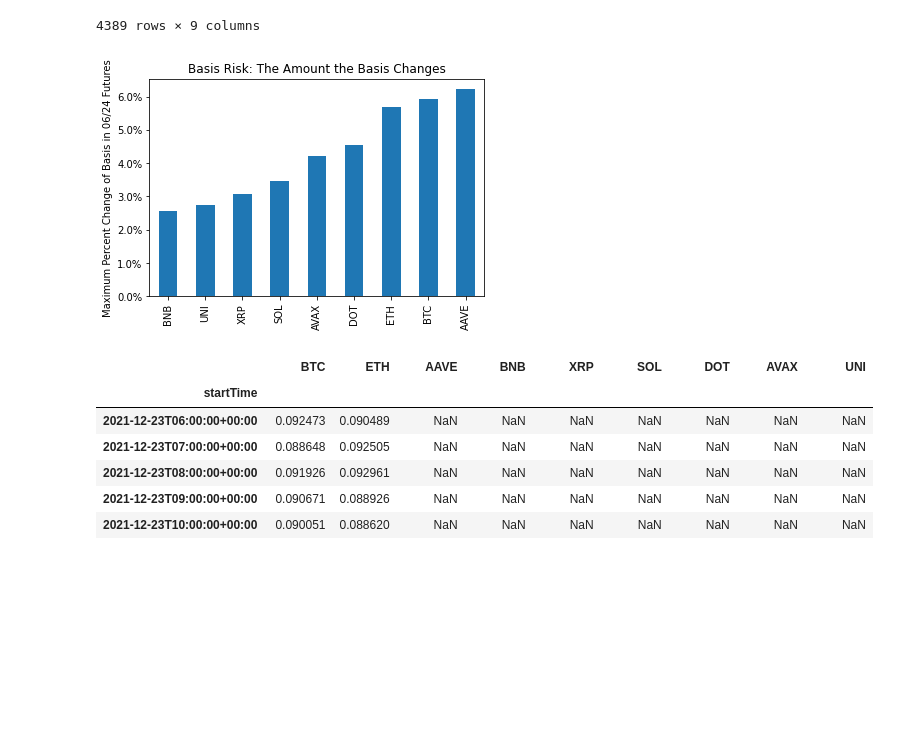
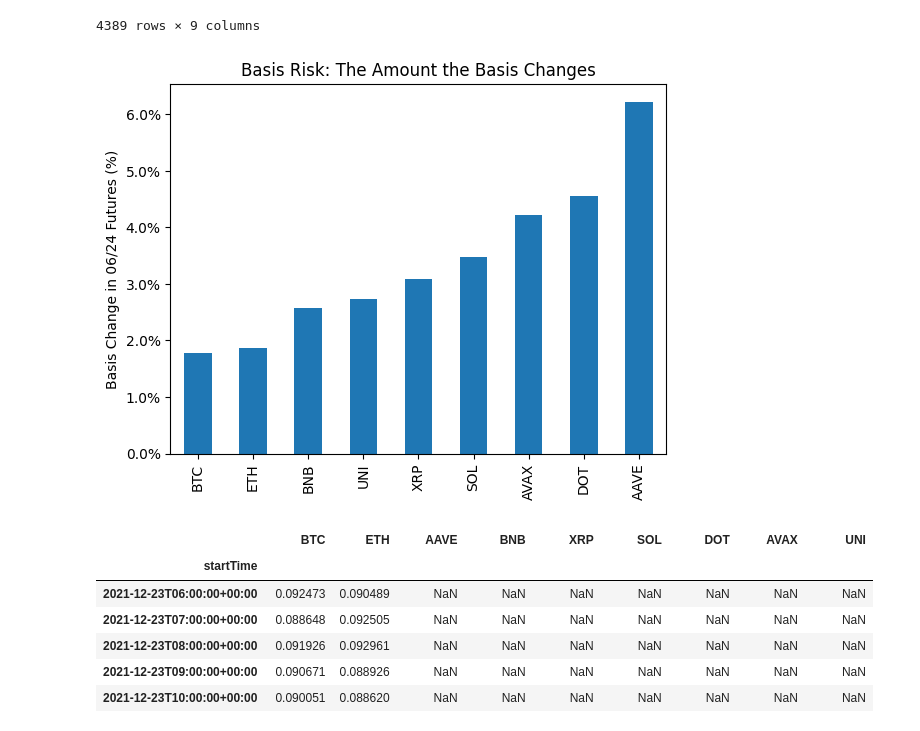
Before and after one commit to xenophonlabs/basis, a Jupyter notebook: Paradigm RFQ Basis.ipynb, the cells around one changed output. Cells and saved outputs as stored; diff of their text form; code cells hidden in the pictures; blank space fills up the shorter version.

```diff
--- a/Paradigm RFQ Basis.ipynb
+++ b/Paradigm RFQ Basis.ipynb
@@ -153,16 +153,18 @@ bases0624 = pd.DataFrame(bases0624); bases0624
 # %%
 import matplotlib.pyplot as plt
 import matplotlib.ticker as mtick
 
+basis_risk_data_ = bases0624.dropna()
+
 plt.rcParams.update(plt.rcParamsDefault)
 
 plt.title("Basis Risk: The Amount the Basis Changes")
-ax = (100*(bases0624.max() - bases0624.min())).sort_values().plot(kind="bar")
+ax = (100*(basis_risk_data_.max() - basis_risk_data_.min())).sort_values().plot(kind="bar")
 ax.yaxis.set_major_formatter(mtick.PercentFormatter())
 # plt.xlabel("Asset")
-plt.ylabel("Maximum Percent Change of Basis in 06/24 Futures");
+plt.ylabel("Basis Change in 06/24 Futures (%)");
 # %% [output]
-[figure, old version]
+[figure, new version]
 # %%
 futures_expiry_time = dt.datetime.strptime(bases0624.index[-1], "%Y-%m-%dT%H:%M:%S%z")
 
```
Also changed, not shown: parts of 3 cells of this notebook.
